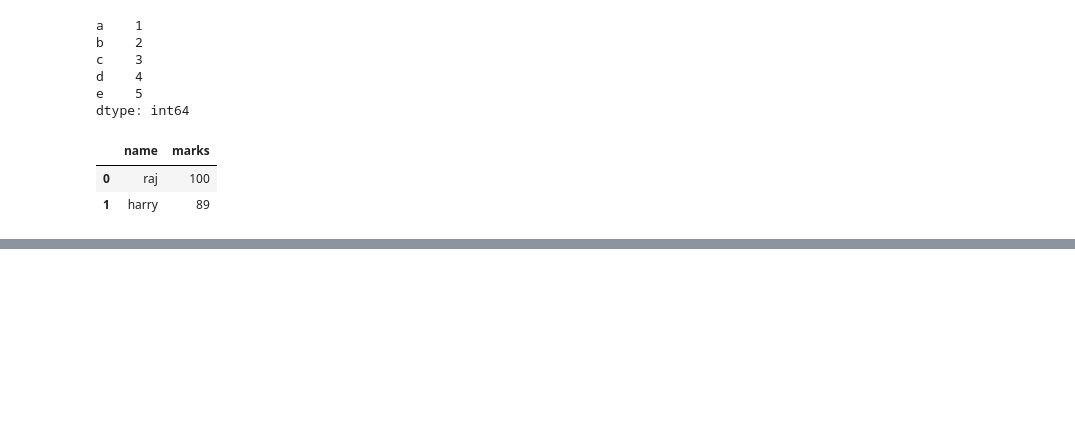
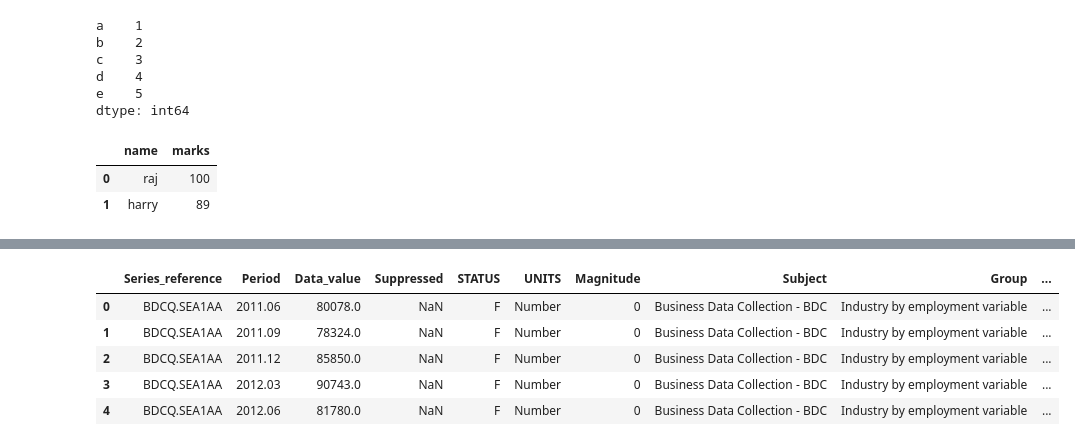
Before and after one commit to PralayeshMukherjee/python, a Jupyter notebook: Pandas/sample.ipynb, the cells around one changed output, grey strips where cells are left out. Saved outputs shown, nothing was run; the diff lists cells and outputs as text; code cells hidden in the pictures; blank space fills up the shorter version.

```diff
--- a/Pandas/sample.ipynb
+++ b/Pandas/sample.ipynb
@@ -21,0 +42,10 @@ dataForm
+# %%
+first5Data = df.head();
+first5Data # it gives starting 5 datas
+# %% [output]
+|  | Series_reference | Period | Data_value | Suppressed | STATUS | UNITS | Magnitude | Subject | Group | ... |
+| 0 | BDCQ.SEA1AA | 2011.06 | 80078.0 | NaN | F | Number | 0 | Business Data Collection - BDC | Industry by employment variable | ... |
+| 1 | BDCQ.SEA1AA | 2011.09 | 78324.0 | NaN | F | Number | 0 | Business Data Collection - BDC | Industry by employment variable | ... |
+| 2 | BDCQ.SEA1AA | 2011.12 | 85850.0 | NaN | F | Number | 0 | Business Data Collection - BDC | Industry by employment variable | ... |
+| 3 | BDCQ.SEA1AA | 2012.03 | 90743.0 | NaN | F | Number | 0 | Business Data Collection - BDC | Industry by employment variable | ... |
+| 4 | BDCQ.SEA1AA | 2012.06 | 81780.0 | NaN | F | Number | 0 | Business Data Collection - BDC | Industry by employment variable | ... |
```
Also changed, not shown: parts of 12 cells of this notebook, 1 other file.
